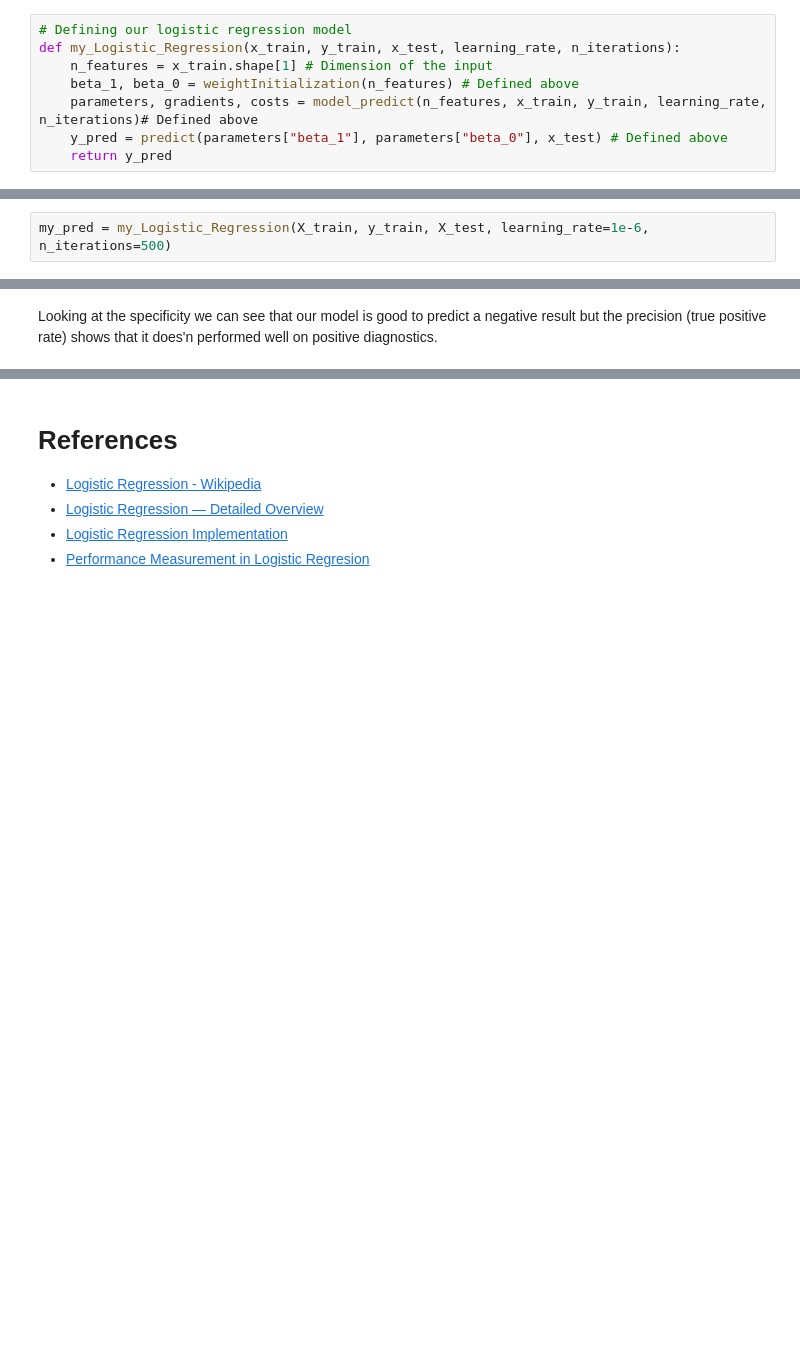
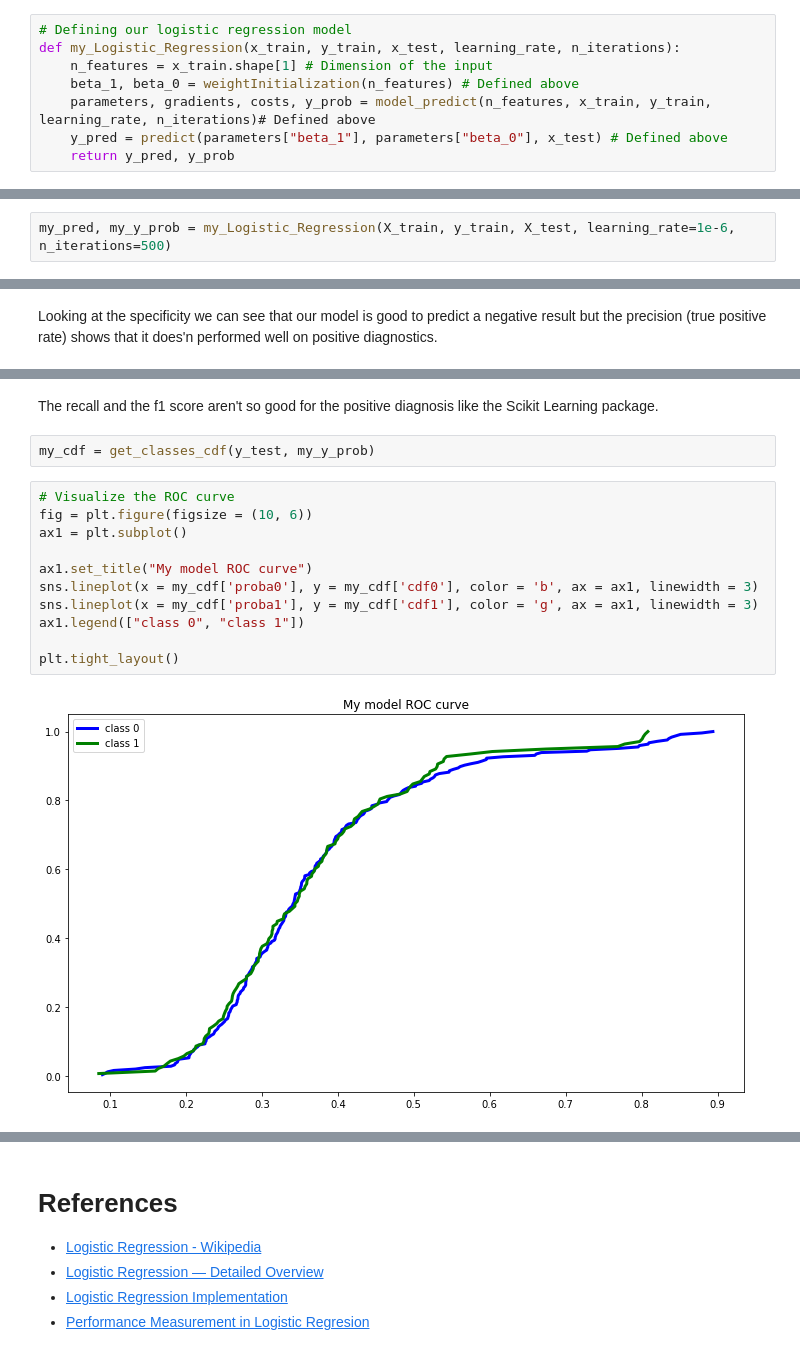
Before and after one commit to dimasjackson/Logistic-Regression-Clearly-Explained, a Jupyter notebook: logistic-regression-clearly-explained.ipynb, the cells around one changed output, grey strips where cells are left out. Cells and saved outputs as stored; diff of their text form; blank space fills up the shorter version.

Commit message:
Kaggle Notebook | Logistic Regression Clearly Explained | Version 10

```diff
--- a/logistic-regression-clearly-explained.ipynb
+++ b/logistic-regression-clearly-explained.ipynb
@@ -152,9 +155,9 @@ Finally, we define a function to encompass all the functions above:
 def my_Logistic_Regression(x_train, y_train, x_test, learning_rate, n_iterations):
     n_features = x_train.shape[1] # Dimension of the input
     beta_1, beta_0 = weightInitialization(n_features) # Defined above
-    parameters, gradients, costs = model_predict(n_features, x_train, y_train, learning_rate, n_iterations)# Defined above
+    parameters, gradients, costs, y_prob = model_predict(n_features, x_train, y_train, learning_rate, n_iterations)# Defined above
     y_pred = predict(parameters["beta_1"], parameters["beta_0"], x_test) # Defined above
-    return y_pred
+    return y_pred, y_prob
 # %% [markdown]
 Now, we will load the Scikit Learning implementation of Logistic Regression to compare with our implementation.
 # %% [markdown]
@@ -254,7 +346,7 @@ This means that the Scikit Learning logistic model with the parameters choice ab
 # %% [markdown]
 # Comparing our Logistic Model with the Scikit Learning Class
 # %%
-my_pred = my_Logistic_Regression(X_train, y_train, X_test, learning_rate=1e-6, n_iterations=500)
+my_pred, my_y_prob = my_Logistic_Regression(X_train, y_train, X_test, learning_rate=1e-6, n_iterations=500)
 # %%
 accuracy_score(y_test, my_pred)
 # %% [output]
@@ -370,0 +437,17 @@ Looking at the specificity we can see that our model is good to predict a negati
+# %% [markdown]
+The recall and the f1 score aren't so good for the positive diagnosis like the Scikit Learning package.
+# %%
+my_cdf = get_classes_cdf(y_test, my_y_prob)
+# %%
+# Visualize the ROC curve
+fig = plt.figure(figsize = (10, 6))
+ax1 = plt.subplot()
+
+ax1.set_title("My model ROC curve")
+sns.lineplot(x = my_cdf['proba0'], y = my_cdf['cdf0'], color = 'b', ax = ax1, linewidth = 3)
+sns.lineplot(x = my_cdf['proba1'], y = my_cdf['cdf1'], color = 'g', ax = ax1, linewidth = 3)
+ax1.legend(["class 0", "class 1"])
+
+plt.tight_layout()
+# %% [output]
+[figure, added]
```
Also changed, not shown: parts of 27 cells of this notebook.
